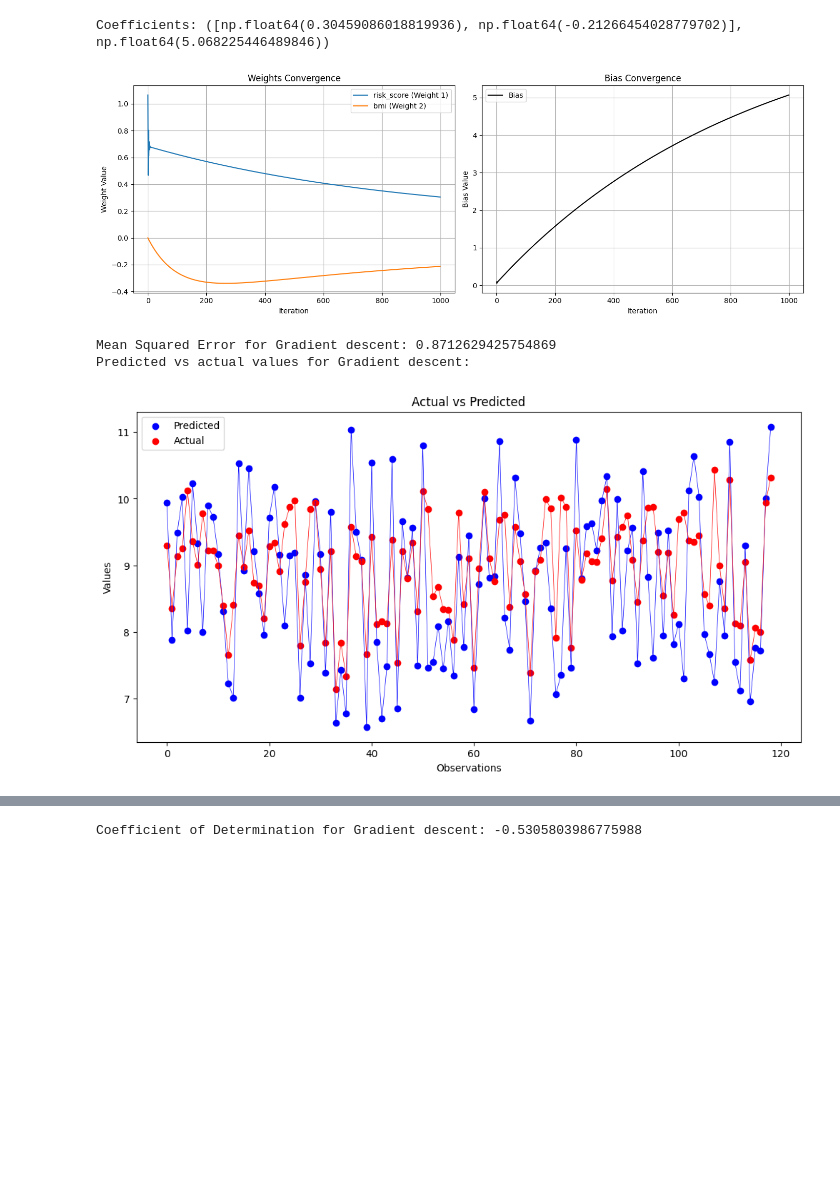
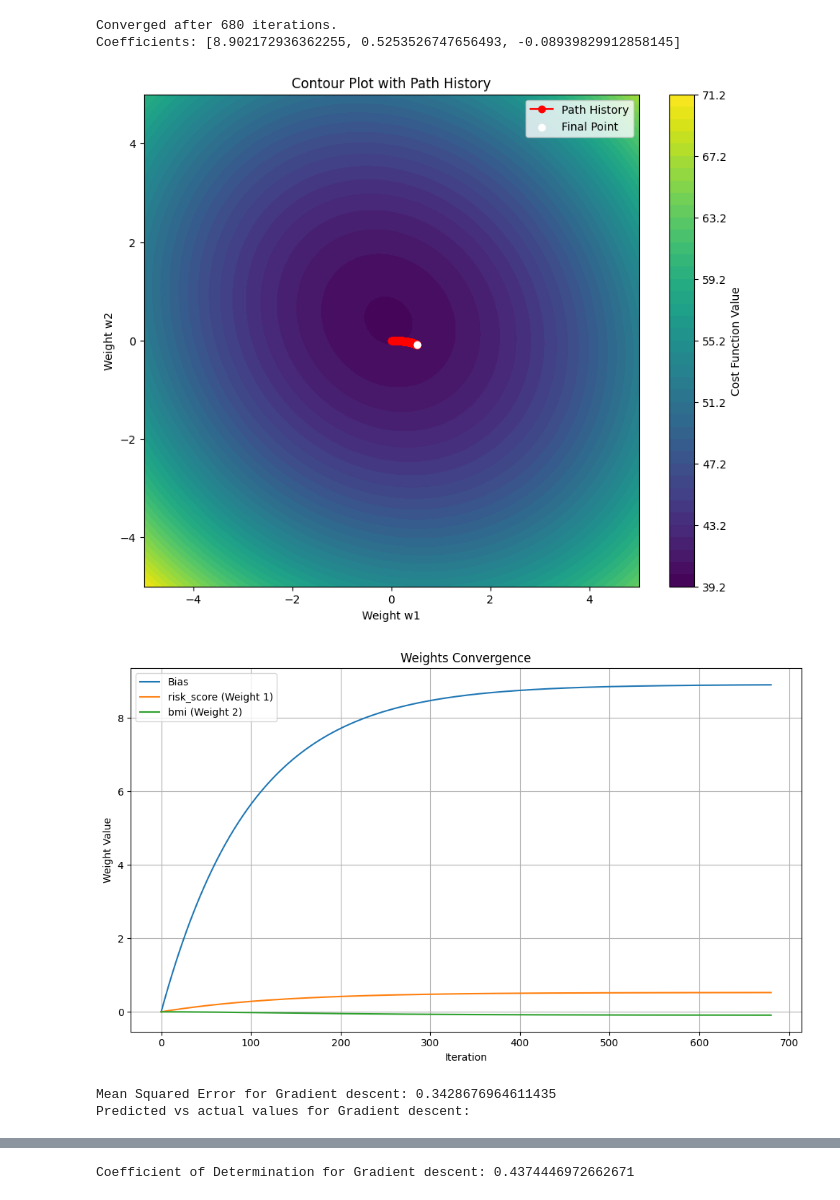
Before and after one commit to AryanBL/Health-insurance-regression-model, a Jupyter notebook: Project_Notebook.ipynb, the cells around one changed output, grey strips where cells are left out. Drawn from its saved outputs; the diff is of its cells as text; code cells hidden in the pictures; blank space fills up the shorter version.

Commit message:
Changed the gradient descned function and some modification in the test class, and cleaned up the project a little

```diff
--- a/Project_Notebook.ipynb
+++ b/Project_Notebook.ipynb
@@ -44,22 +44,24 @@ if __name__ == "__main__":
     preprocessor.smoker_age_interaction(df_cleaned)
     preprocessor.family_size(df_cleaned)
     preprocessor.create_composite_bmi_age(df_cleaned)
+    preprocessor.standardize(df_cleaned, 'risk_score')
     X_train, X_test, y_train, y_test = preprocessor.split_data(df_cleaned)
 
     DataGatherer.correlation_matrix(df_cleaned)
     preprocessor.plot_scatter(df_cleaned,'smoker_age_interaction','age','bmi','charges')
+
     #preprocessor.plot_3d_scatter(df_cleaned)
 
-    simpleregressor = SimpleRegressor()
-    coefficients = simpleregressor.fit(X_train.values, y_train.values)
+    simpleregressor = SimpleRegressor(X_train.values.tolist(), y_train.values.tolist())
+    coefficients = simpleregressor.gradient_descent()
 
     print("Coefficients:", coefficients)
-    #simpleregressor.plot_contour()
+    simpleregressor.plot_contour()
     simpleregressor.plot_convergence()
 
     # Test the model
 
-    test_model = TestRegressionModel(coefficients[0], coefficients[1], X_test.values, y_test.values)
+    test_model = TestRegressionModel(coefficients, X_test.values, y_test.values)
     mse = test_model.test_model(0)
     print("Mean Squared Error for Gradient descent:", mse)
     print("Predicted vs actual values for Gradient descent:")
@@ -88,7 +103,8 @@ Rows after filtering: 1191
 [figure]
 [figure]
-Coefficients: ([np.float64(0.30459086018819936), np.float64(-0.21266454028779702)], np.float64(5.068225446489846))
+Converged after 680 iterations.
+Coefficients: [8.902172936362255, 0.5253526747656493, -0.08939829912858145]
-[figure, old version]
+[figure, new version]
+[figure, new version]
-Mean Squared Error for Gradient descent: 0.8712629425754869
+Mean Squared Error for Gradient descent: 0.3428676964611435
 Predicted vs actual values for Gradient descent:
-[figure, old version]
@@ -95 +112 @@ Predicted vs actual values for Gradient descent:
-Coefficient of Determination for Gradient descent: -0.5305803986775988
+Coefficient of Determination for Gradient descent: 0.4374446972662671
```
Also changed, not shown: parts of 1 cell of this notebook, 2 other files.
